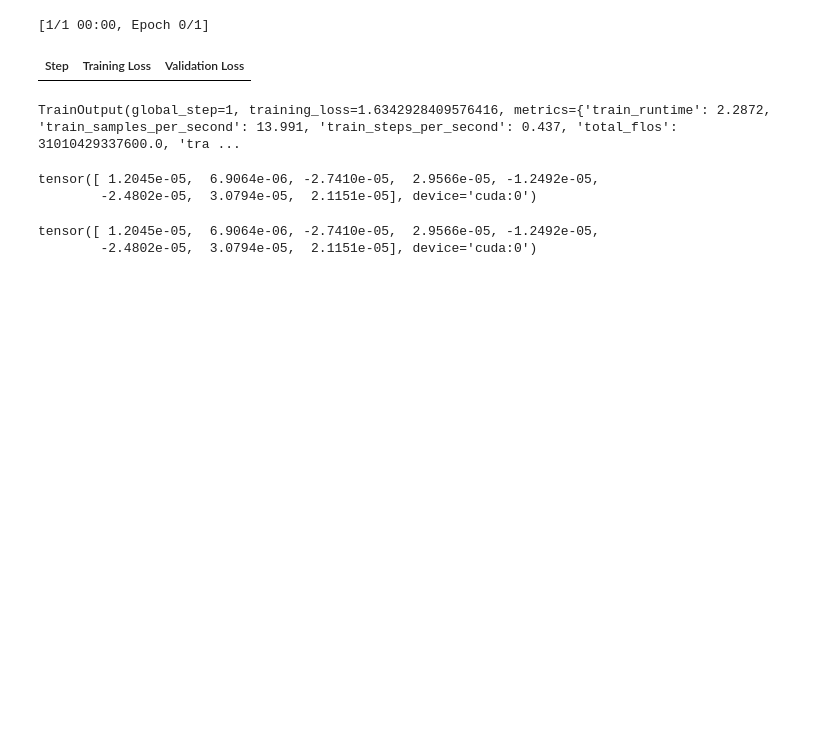
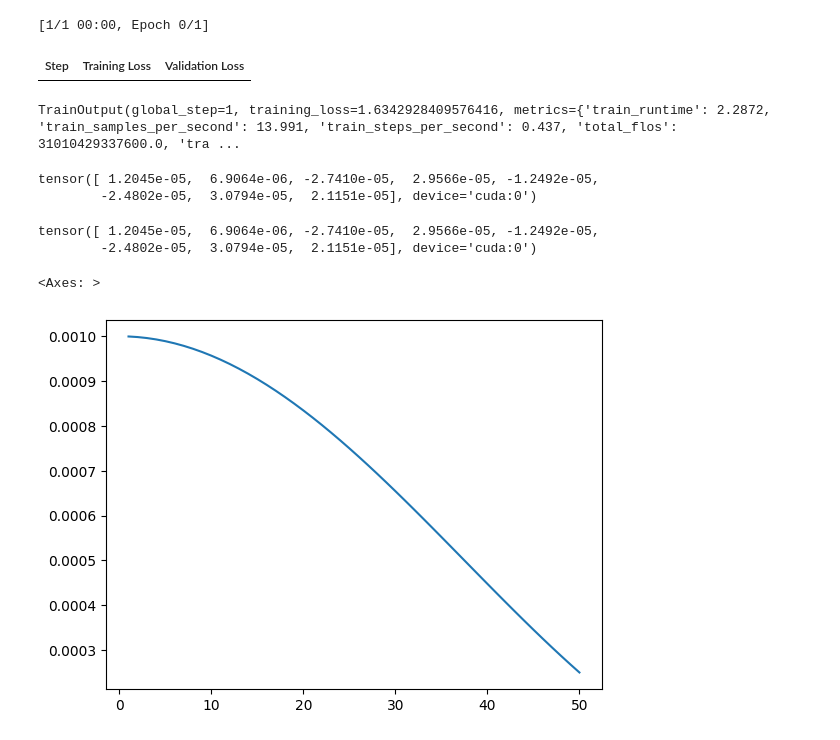
Before and after one commit to GabrielTalasso/log_ad_llm_fl, a Jupyter notebook: debugging_fl.ipynb, the cells around one changed output. Cells and saved outputs as stored; diff of their text form; code cells hidden in the pictures; blank space fills up the shorter version.

```diff
--- a/debugging_fl.ipynb
+++ b/debugging_fl.ipynb
@@ -195,0 +198,29 @@ with open(f"{output_dir}/validation_losses.json", "w") as f:
+# %%
+def cosine_learning_rate(current_round, total_rounds, initial_lr=0.001, min_lr=0):
+    """
+    Compute the learning rate based on a cosine schedule.
+
+    :param current_round: The current training round (0-indexed).
+    :param total_rounds: The total number of training rounds.
+    :param initial_lr: The initial learning rate.
+    :param min_lr: The minimum learning rate.
+    :return: The computed learning rate for the current round.
+    """
+    # Compute the cosine learning rate
+    cosine_lr = min_lr + 0.5 * (initial_lr - min_lr) * (1 + math.cos(math.pi * current_round / (1.5*total_rounds)))
+    return cosine_lr
+# %%
+NUM_ROUNDS = 50
+lrs = []
+for r in range(1, NUM_ROUNDS + 1):
+    # Compute the learning rate for the current round
+    lr = cosine_learning_rate(r, NUM_ROUNDS, initial_lr=0.001, min_lr=0)
+    lrs.append(lr)
+
+import matplotlib.pyplot as plt
+import seaborn as sns
+
+sns.lineplot(x=range(1, NUM_ROUNDS + 1), y=lrs)
+# %% [output]
+<Axes: >
+[figure, added]
```
Also changed, not shown: parts of 1 cell of this notebook, 14 other files.
